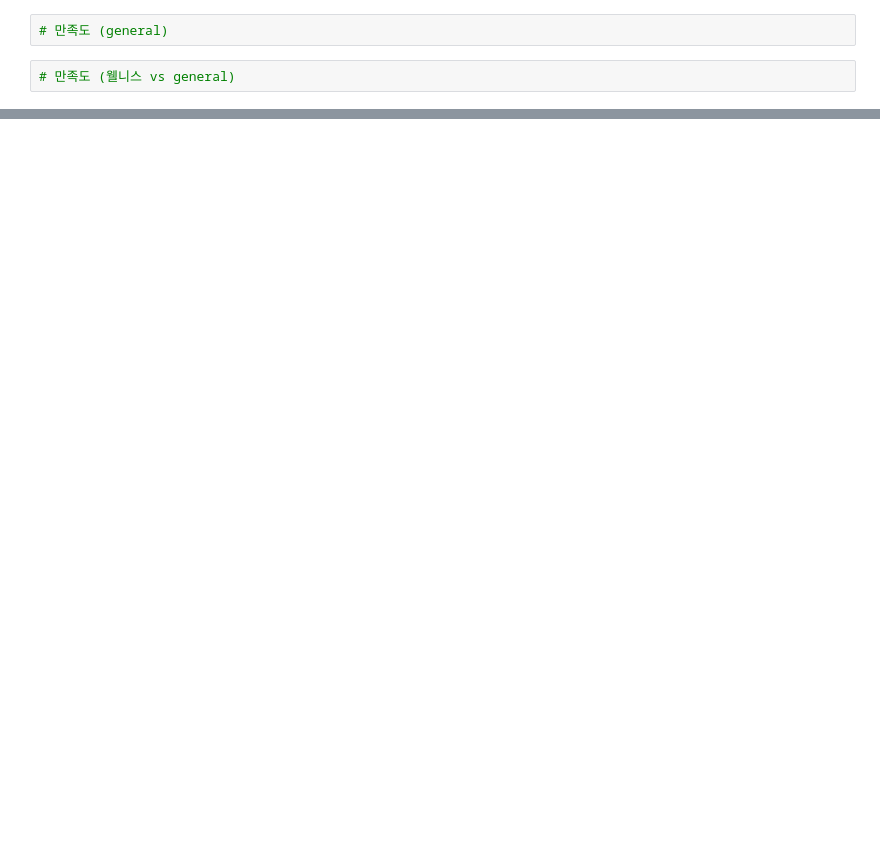
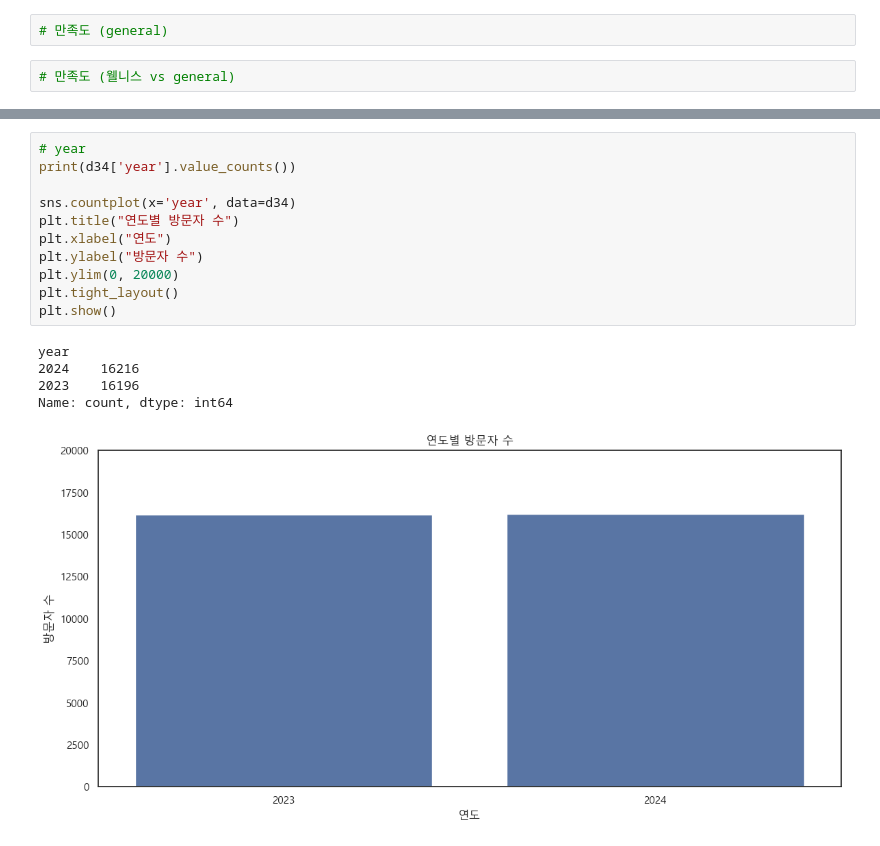
Before and after one commit to tamx2y/wellness_tour, a Jupyter notebook: 02_infoaccess/05_descriptive statistics.ipynb, the cells around one changed output, grey strips where cells are left out. Cells and saved outputs as stored; diff of their text form; blank space fills up the shorter version.

```diff
--- a/02_infoaccess/05_descriptive statistics.ipynb
+++ b/02_infoaccess/05_descriptive statistics.ipynb
@@ -425,0 +514,17 @@ Passing `palette` without assigning `hue` is deprecated and will be removed in v
+# %%
+# year
+print(d34['year'].value_counts())
+
+sns.countplot(x='year', data=d34)
+plt.title("연도별 방문자 수")
+plt.xlabel("연도")
+plt.ylabel("방문자 수")
+plt.ylim(0, 20000)
+plt.tight_layout()
+plt.show()
+# %% [output]
+year
+2024    16216
+2023    16196
+Name: count, dtype: int64
+[figure, added]
```
Also changed, not shown: parts of 11 cells of this notebook, 2 other files.
